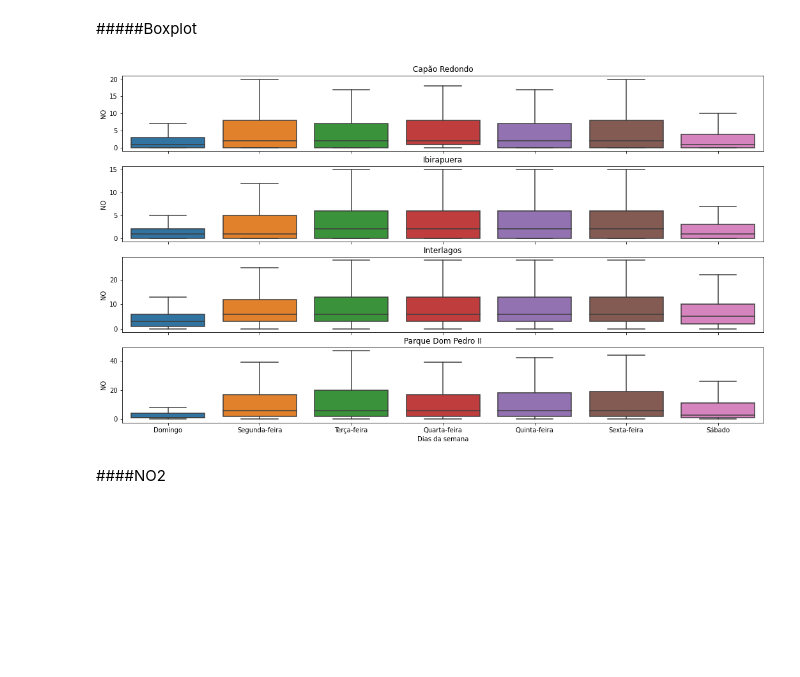
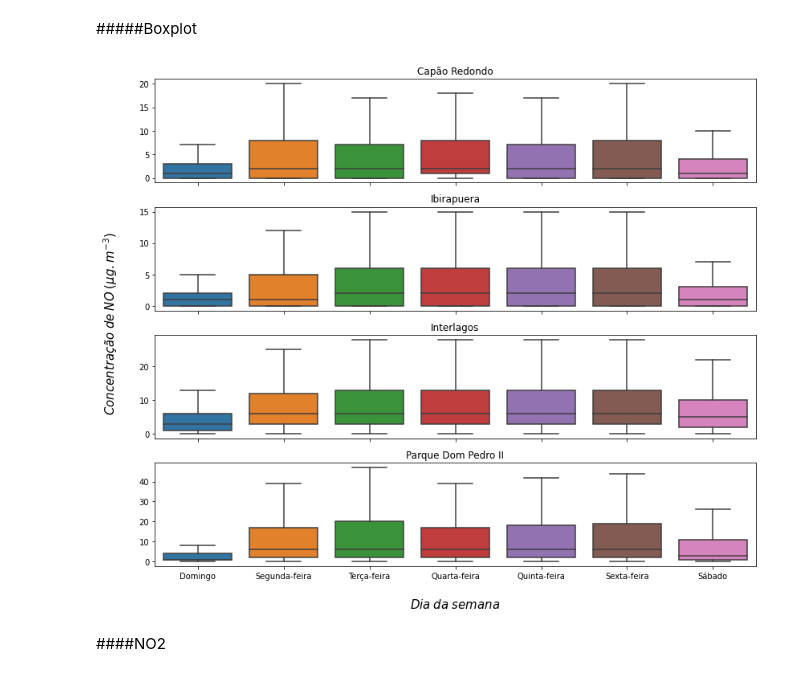
Before and after one commit to antoniogss/air_quality, a Jupyter notebook: graphs_cetesb.ipynb, the cells around one changed output. Drawn from its saved outputs; the diff is of its cells as text; code cells hidden in the pictures; blank space fills up the shorter version.

```diff
--- a/graphs_cetesb.ipynb
+++ b/graphs_cetesb.ipynb
@@ -1111,7 +1099,8 @@ plt.show()
 # %% [markdown]
 #####Boxplot
 # %%
-fig, axes = plt.subplots(4, 1, figsize=(18, 10))
+#@title
+fig, axes = plt.subplots(4, 1, figsize=(12, 10))
 
 # fig.suptitle('Pokemon Stats by Generation')
 
@@ -1125,41 +1114,69 @@ g1 = sns.boxplot(ax=axes[0],
 g1.set(xticklabels=[])  # remove the tick labels
 g1.set(title='Capão Redondo')  # add a title
 g1.set(xlabel=None)  # remove the axis label
+g1.set(ylabel=None)
 
 g2 = sns.boxplot(ax=axes[1],
             data=df.loc[df.estacao == 'Ibirapuera'],
             x='dia_da_semana', y='NO',
             showfliers = False,
             order = week
             )
 
 g2.set(xticklabels=[])
 g2.set(title='Ibirapuera')
 g2.set(xlabel=None)
+g2.set(ylabel=None)
 
 g3 = sns.boxplot(ax=axes[2],
             data=df.loc[df.estacao == 'Interlagos'],
             x='dia_da_semana', y='NO',
             showfliers = False,
             order = week
             )
 
 g3.set(xticklabels=[])
 g3.set(title='Interlagos')
 g3.set(xlabel=None)
+g3.set(ylabel=None)
 
 g4 = sns.boxplot(ax=axes[3],
             data=df.loc[df.estacao == 'Parque Dom Pedro II'],
             x='dia_da_semana', y='NO',
             showfliers = False,
             order = week
             )
 
 # g4.set(xticklabels=[])
 g4.set(title='Parque Dom Pedro II')
-g4.set(xlabel='Dias da semana');
+g4.set(xlabel='Dias da semana')
+g4.set(xlabel=None)
+g4.set(ylabel=None)
+
+
+fig.add_subplot(111, frameon=False)
+plt.tick_params(labelcolor='none',
+                which='both',
+                top=False,
+                bottom=False,
+                left=False,
+                right=False)
+
+plt.xlabel("\n$Dia\;da\;semana$",fontsize=15)
+plt.ylabel("$Concentração\;de\;NO\;(µg.m^{-3})\;$\n",fontsize=15)
+
+plt.tight_layout()
+
+plt.savefig(
+              dir + 'no_boxplot_dia_da_semana.png',
+              transparent = True,
+              bbox_inches = 'tight',
+              dpi = 500
+            )
+
+plt.show()
 # %% [output]
-[figure, old version]
+[figure, new version]
 # %% [markdown]
 ####NO2
 # %%
```
Also changed, not shown: parts of 13 cells of this notebook.
